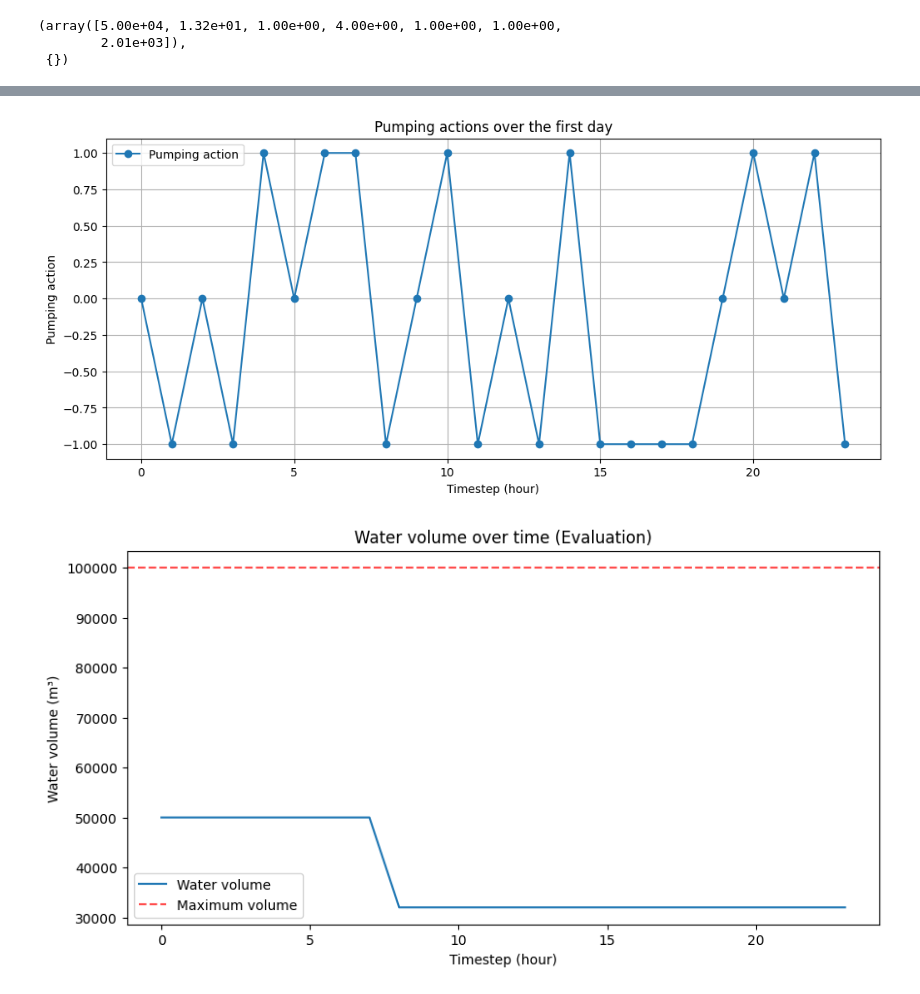
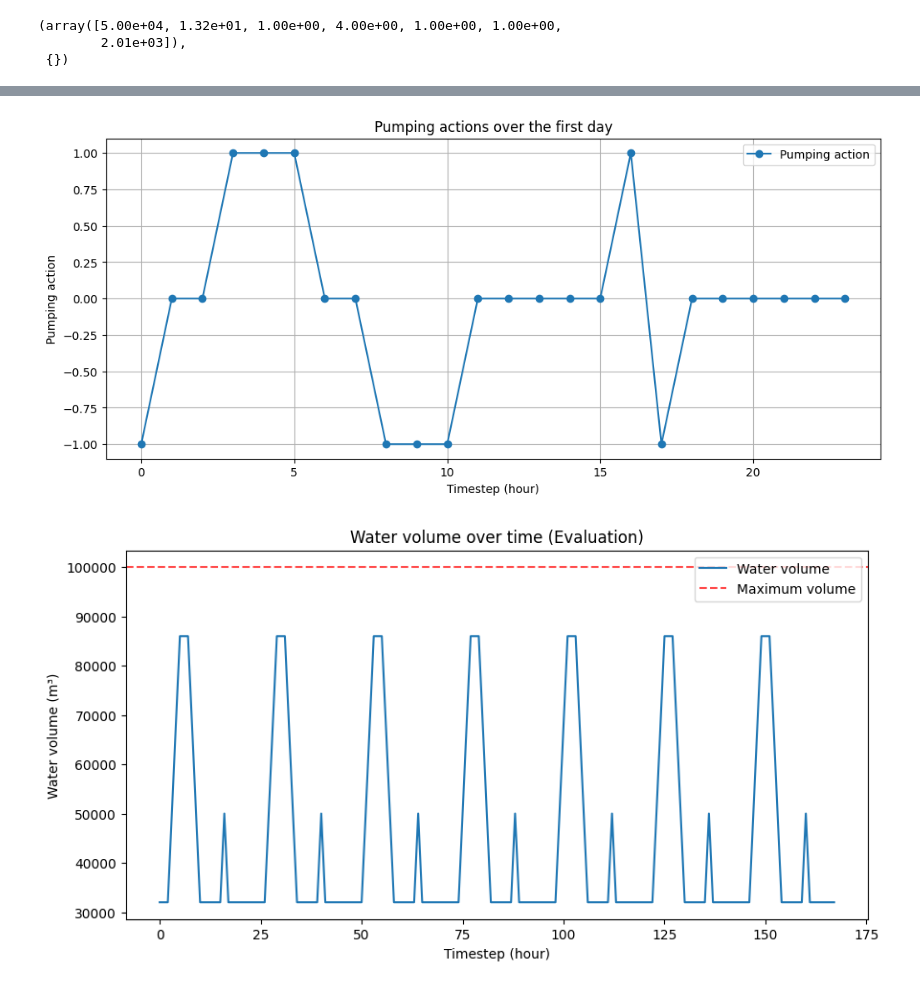
Before and after one commit to HLBurger/project-RL-hydrodam, a Jupyter notebook: Qllearning.ipynb, the cells around one changed output, grey strips where cells are left out. Cells and saved outputs as stored; diff of their text form; code cells hidden in the pictures.

```diff
--- a/Qllearning.ipynb
+++ b/Qllearning.ipynb
@@ -13,8 +13,8 @@ log = []
 env = HydroElectric_Test("validate.xlsx")
 env.reset(seed=seed)
 # env.discrete_action_space.seed(seed)
-env_wrapped = StepWrapper(env, step_hours=1)
-agent = QAgent(env_wrapped)
+#env_wrapped = StepWrapper(env, step_hours=1)
+agent = QAgent(env)
 
 
 # step_hours = 3
@@ -27,7 +27,7 @@ env.reset()
  {})
 # %%
 agent.train(
-    simulations=10,
+    simulations=100,
     learning_rate=0.1,
     adaptive_epsilon=True
 )
@@ -36,3 +40,3 @@ agent.train(
 # %%
-water_levels, rewards = agent.play()
+water_levels, rewards, action_history = agent.play()
 # %% [output]
@@ -60,7 +50,7 @@ import matplotlib.pyplot as plt
 %matplotlib inline
 
 # Zorg dat je water_levels al hebt van agent.play()
-actions = agent.env.action_history[:24] # eerste 7 dagen, 24 uur per dag
+actions = action_history[:24] # eerste 7 dagen, 24 uur per dag
 
 plt.figure(figsize=(12,5))
 plt.plot(actions, marker='o')
@@ -71,20 +61,20 @@ plt.legend(["Pumping action"])
 plt.grid(True)
 plt.show()
 # %% [output]
-[figure, old version]
+[figure, new version]
 # %%
 # Plot waterniveau over tijd
 %matplotlib inline
 plt.figure(figsize=(10,5))
-plt.plot(water_levels[:24])  # eerste 7 dagen, 24 uur per dag
+plt.plot(water_levels[:24*7])  # eerste 7 dagen, 24 uur per dag
 plt.axhline(env.max_volume, color='r', linestyle='--', alpha=0.7)
 plt.title("Water volume over time (Evaluation)")
 plt.xlabel("Timestep (hour)")
 plt.ylabel("Water volume (m³)")
 plt.legend(["Water volume", "Maximum volume"])
 plt.show()
 # %% [output]
-[figure, old version]
+[figure, new version]
 # %%
 %matplotlib inline
 import matplotlib.pyplot as plt
```
Also changed, not shown: parts of 11 cells of this notebook, 2 other files.
